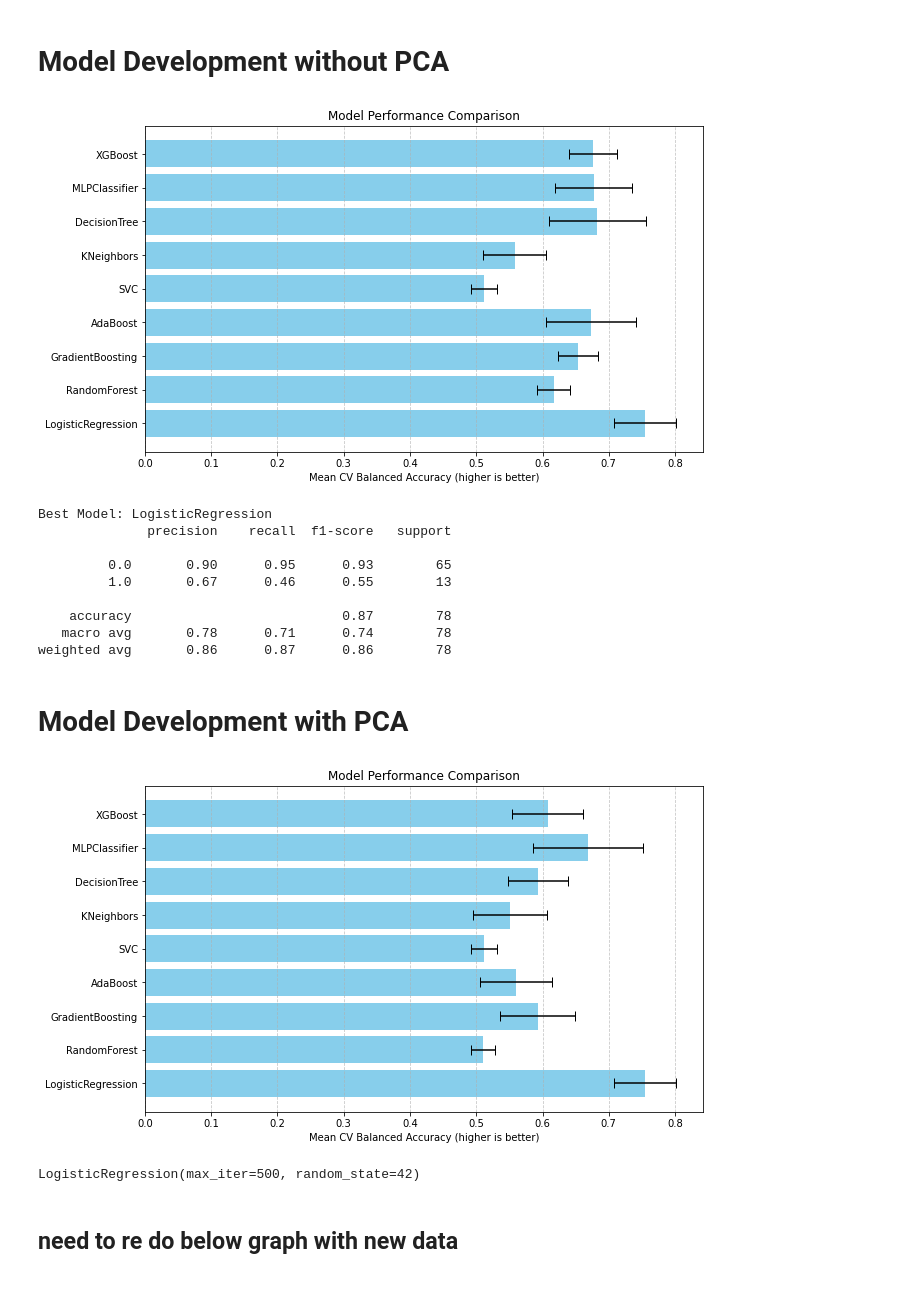
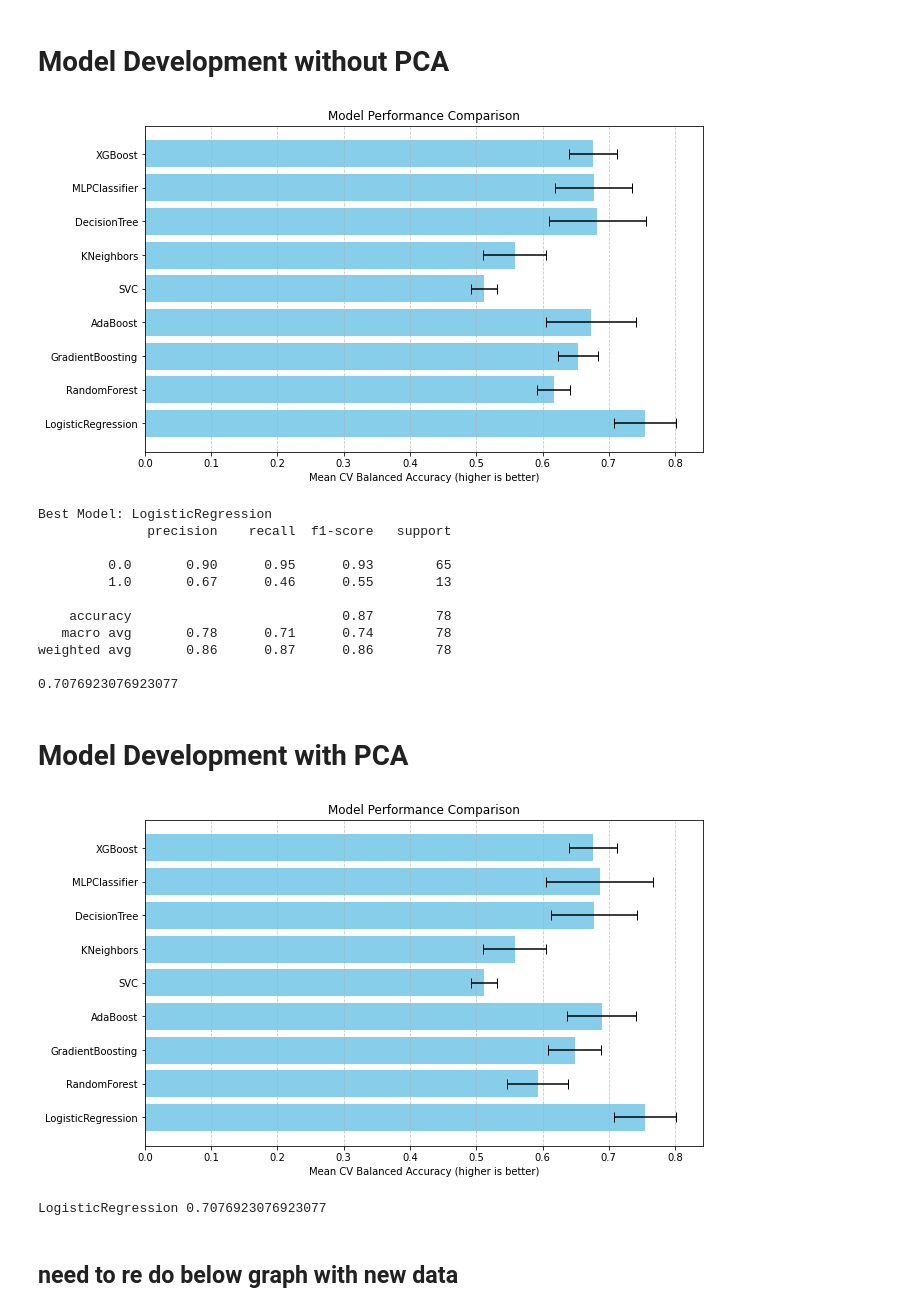
Before and after one commit to KRooL4E/ML_CW2, a Jupyter notebook: PCR_Method_Dev.ipynb, the cells around one changed output. Drawn from its saved outputs; the diff is of its cells as text; code cells hidden in the pictures.

```diff
--- a/PCR_Method_Dev.ipynb
+++ b/PCR_Method_Dev.ipynb
@@ -99,6 +41,0 @@ Model balanced accuracy after PCA: 0.5923076923076923
-# %%
-pca = PCA()
-pca.fit(X_df)
-cumulative_variance = np.cumsum(pca.explained_variance_ratio_)
-print("Cumulative explained variance:", cumulative_variance)
-print("Number of components:", pca.n_components_)
@@ -121,0 +42,24 @@ Number of components: 87
+# %%
+X_train, X_test, y_train, y_test = train_test_split(X_df, y_df, test_size=0.2, random_state=42)
+
+continous_data = X_df.drop(columns=['ER_0','ER_1','PgR_0.0','PgR_1.0','HER2_0.0','HER2_1.0','ChemoGrade_2.0','Proliferation_1.0','Proliferation_3.0','LNStatus_0.0','LNStatus_1.0','Gene_0.0','Gene_1.0'])
+discrete_data = X_df[['ER_0','ER_1','PgR_0.0','PgR_1.0','HER2_0.0','HER2_1.0','ChemoGrade_2.0','Proliferation_1.0','Proliferation_3.0','LNStatus_0.0','LNStatus_1.0','Gene_0.0','Gene_1.0']]
+
+
+#different PCA values have been experimented and this was found to be the optimal one whilst still reducing the features
+# Initialize PCA to keep 95% of the variance
+pca = PCA(n_components=0.975)
+
+# Fit and transform the training data
+transfromed_continous_data = pca.fit_transform(continous_data)
+
+x = pd.concat([discrete_data.reset_index(drop=True), continous_data.reset_index(drop=True)], axis=1)
+
+X_train_pca, X_test_pca, y_train_pca, y_test_pca = train_test_split(x, y_df, test_size=0.2, random_state=42)
+
+
+
+
+cumulative_variance = np.cumsum(pca.explained_variance_ratio_)
+print("Cumulative explained variance:", cumulative_variance)
+print("Number of components:", pca.n_components_)
@@ -217,9 +166,11 @@ best_pipeline.fit(X_train, y_train)
 # Predict on the validation set
 y_pred = best_pipeline.predict(X_test)
 
+
 # Print classification report
 print(f"Best Model: {best_model_name}")
 print(classification_report(y_test, y_pred))
+print(balanced_accuracy_score(y_test, y_pred))
 # %% [output]
 [figure]
 Best Model: LogisticRegression
@@ -231,6 +182,8 @@ Best Model: LogisticRegression
     accuracy                           0.87        78
    macro avg       0.78      0.71      0.74        78
 weighted avg       0.86      0.87      0.86        78
+
+0.7076923076923077
 # %% [markdown]
 # Model Development with PCA
 # %%
@@ -258,41 +211,43 @@ for classifier in classifiers.keys():
     #print(f"Running Cross-Validation for {classifier}...")
 
     # Perform 5-fold cross-validation
-    cv_scores = cross_val_score(classifiers[classifier], X_train_pca, y_train, cv=5, scoring=accuracy_scorer, n_jobs=-1)
+    cv_scores = cross_val_score(classifiers[classifier], X_train_pca, y_train_pca, cv=5, scoring=accuracy_scorer, n_jobs=-1)
 
     # Store results
     results[classifier] = {
         'cv_scores': cv_scores,
         'cv_mean_accuracy': cv_scores.mean(),
         'cv_std_accuracy': cv_scores.std()
     }
 
     # print(f"Model: {classifier}")
     # print(f"Cross-Validation Accuracy Scores: {cv_scores}")
     # print(f"Mean CV Accuracy: {cv_scores.mean():.4f}")
     # print(f"Standard Deviation of CV Accuracy: {cv_scores.std():.4f}")
     # print()
 
 # Visualize results
 model_names = list(results.keys())
 cv_mean_accuracy = [results[name]['cv_mean_accuracy'] for name in model_names]
 cv_std_accuracy = [results[name]['cv_std_accuracy'] for name in model_names]
 
 # Bar plot for cross-validation results
 plt.figure(figsize=(10, 6))
 plt.barh(model_names, cv_mean_accuracy, xerr=cv_std_accuracy, color='skyblue', capsize=5)
 plt.xlabel('Mean CV Balanced Accuracy (higher is better)')
 plt.title('Model Performance Comparison')
 plt.grid(axis='x', linestyle='--', alpha=0.7)
 plt.show()
 
 # Fit and evaluate the best model (based on mean accuracy) on the validation set
 best_model_name = max(results, key=lambda name: results[name]['cv_mean_accuracy'])
 best_pipeline = classifiers[best_model_name]
-best_pipeline.fit(X_train_pca, y_train)
+best_pipeline.fit(X_train_pca, y_train_pca)
+y_pred = best_pipeline.predict(X_test_pca)
+print(best_model_name, balanced_accuracy_score(y_test_pca, y_pred))
 # %% [output]
-[figure, old version]
+[figure, new version]
-LogisticRegression(max_iter=500, random_state=42)
+LogisticRegression 0.7076923076923077
 # %% [markdown]
 ## need to re do below graph with new data
 # %%
```
Also changed, not shown: parts of 14 cells of this notebook, 8 other files.
